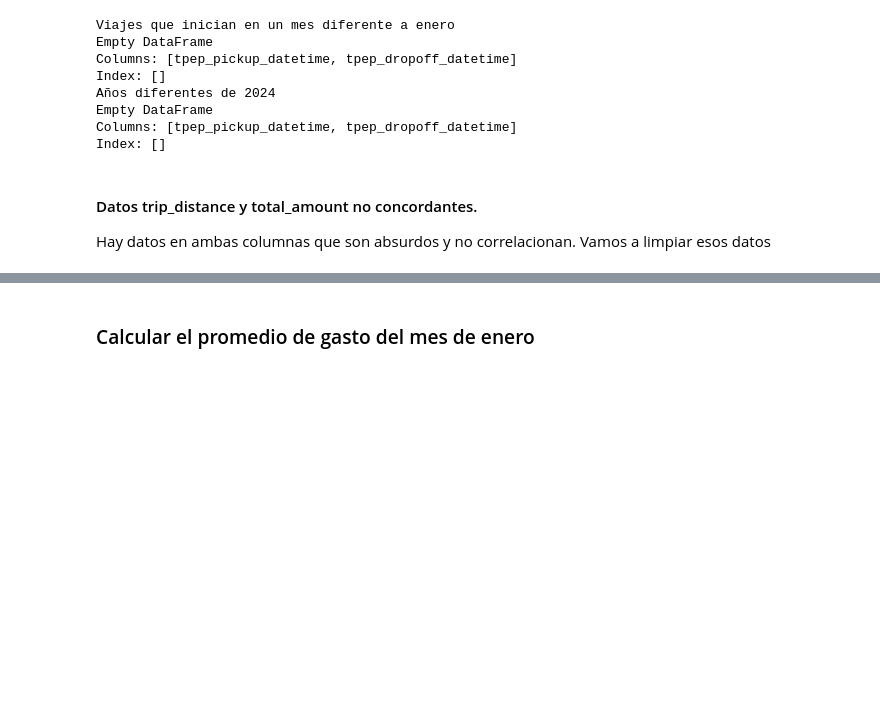
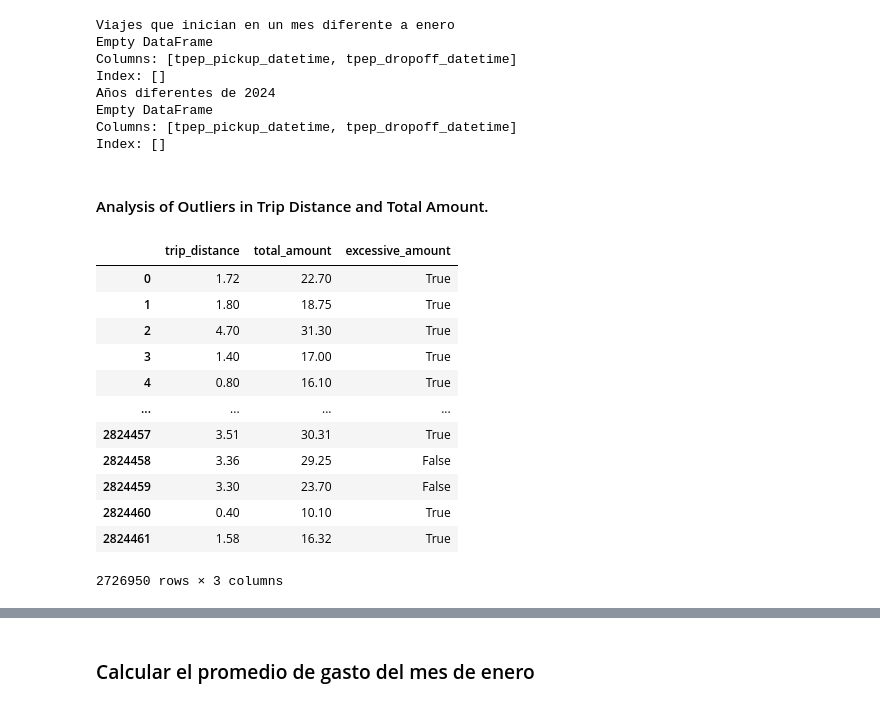
Before and after one commit to dariomlopez/etl_projects, a Jupyter notebook: nyc_taxi_etl/main.ipynb, the cells around one changed output, grey strips where cells are left out. Cells and saved outputs as stored; diff of their text form; code cells hidden in the pictures; blank space fills up the shorter version.

```diff
--- a/nyc_taxi_etl/main.ipynb
+++ b/nyc_taxi_etl/main.ipynb
@@ -328,7 +329,36 @@ Empty DataFrame
 Columns: [tpep_pickup_datetime, tpep_dropoff_datetime]
 Index: []
 # %% [markdown]
-#### Datos trip_distance y total_amount no concordantes.
-Hay datos en ambas columnas que son absurdos y no correlacionan.
-Vamos a limpiar esos datos
+#### Analysis of Outliers in Trip Distance and Total Amount.
+# %%
+conditions = [
+    (taxi_data_prep['trip_distance'] <= 1) & (taxi_data_prep['total_amount'] > 10),
+    (taxi_data_prep['trip_distance'] <= 2) & (taxi_data_prep['total_amount'] > 15),
+    (taxi_data_prep['trip_distance'] <= 3) & (taxi_data_prep['total_amount'] > 20),
+    (taxi_data_prep['trip_distance'] <= 5) & (taxi_data_prep['total_amount'] > 35),
+    (taxi_data_prep['trip_distance'] <= 10) & (taxi_data_prep['total_amount'] > 50),
+    (taxi_data_prep['trip_distance'] <= 20) & (taxi_data_prep['total_amount'] > 100)
+]
+# Resultado para cada condición
+results = [True, True, True, True, True, True]
+
+# Crear una nueva columna 'tarifa_muy_alta' que aplica estas condiciones
+taxi_data_prep['excessive_amount'] = np.select(conditions, results, default=False)
+
+# Mostrar algunas filas para verificar el resultado
+taxi_data_prep[['trip_distance', 'total_amount', 'excessive_amount']]
+# %% [output]
+|  | trip_distance | total_amount | excessive_amount |
+| 0 | 1.72 | 22.70 | True |
+| 1 | 1.80 | 18.75 | True |
+| 2 | 4.70 | 31.30 | True |
+| 3 | 1.40 | 17.00 | True |
+| 4 | 0.80 | 16.10 | True |
+| ... | ... | ... | ... |
+| 2824457 | 3.51 | 30.31 | True |
+| 2824458 | 3.36 | 29.25 | False |
+| 2824459 | 3.30 | 23.70 | False |
+| 2824460 | 0.40 | 10.10 | True |
+| 2824461 | 1.58 | 16.32 | True |
+2726950 rows × 3 columns
 # %%
```
Also changed, not shown: parts of 13 cells of this notebook, 2 other files.
